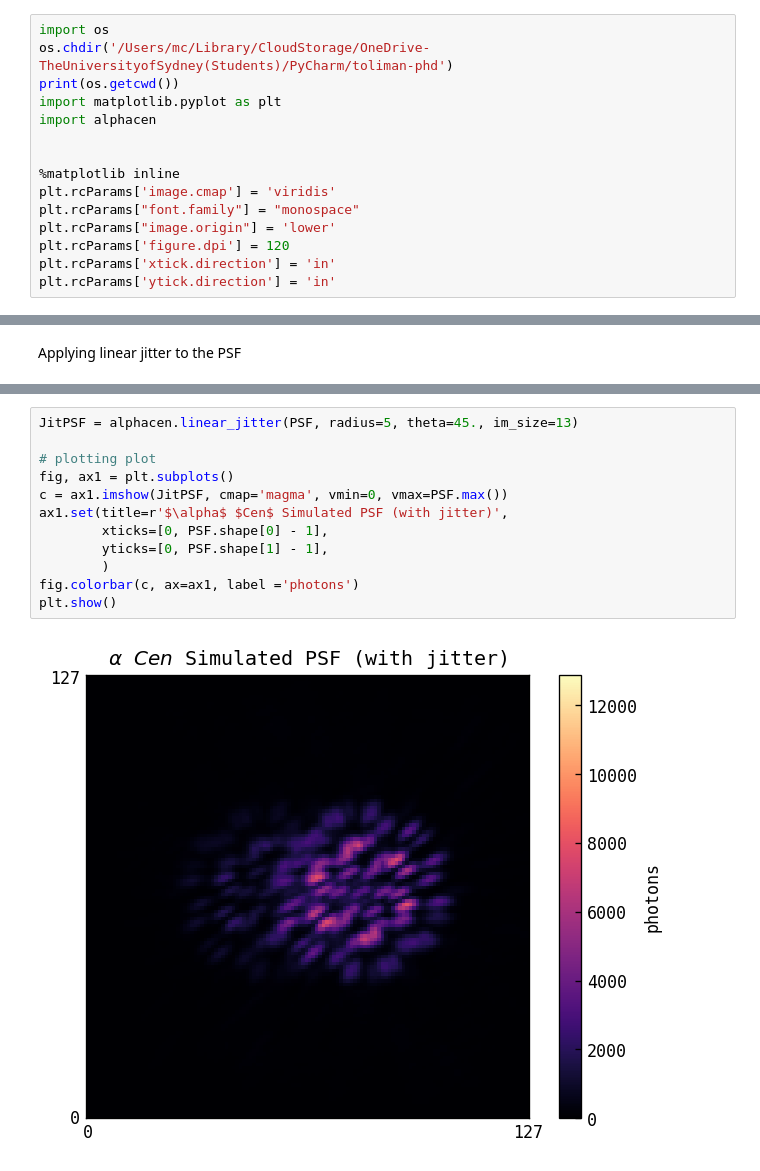
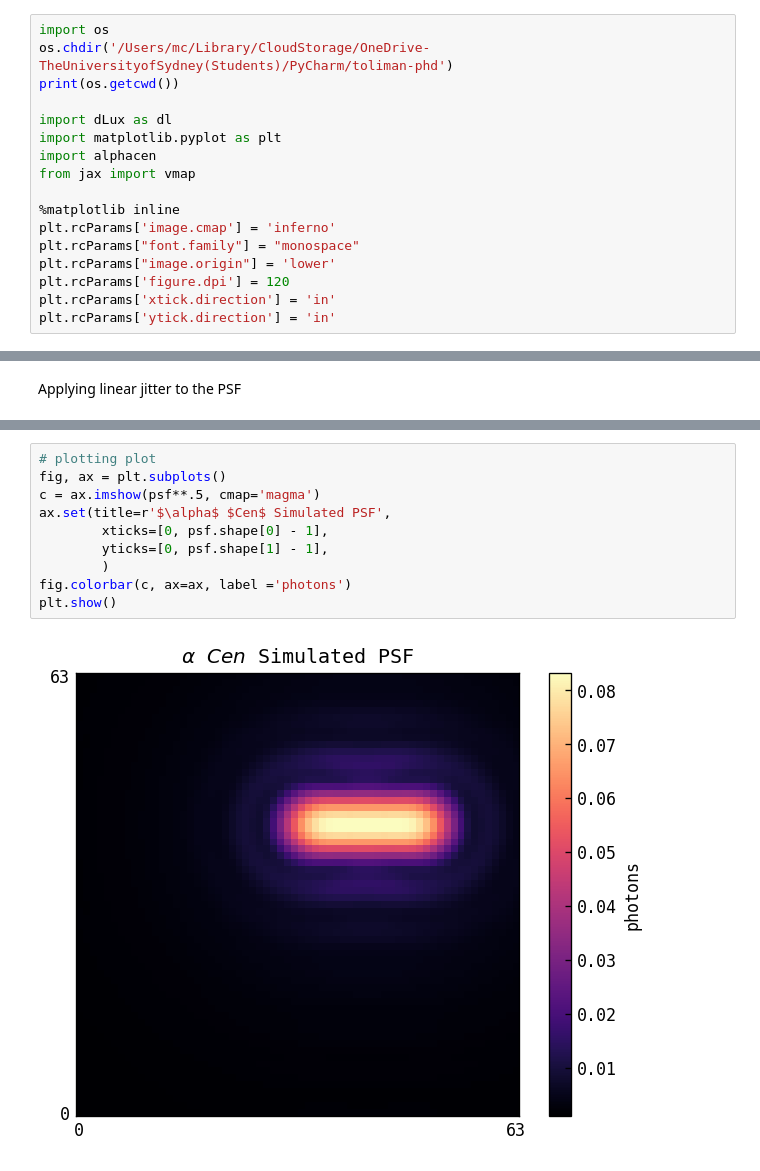
Before and after one commit to maxecharles/toliman-phd, a Jupyter notebook: main.ipynb, the cells around one changed output, grey strips where cells are left out. Drawn from its saved outputs; the diff is of its cells as text.

```diff
--- a/main.ipynb
+++ b/main.ipynb
@@ -2,12 +2,14 @@
 import os
 os.chdir('/Users/mc/Library/CloudStorage/OneDrive-TheUniversityofSydney(Students)/PyCharm/toliman-phd')
 print(os.getcwd())
+
+import dLux as dl
 import matplotlib.pyplot as plt
 import alphacen
-
+from jax import vmap
 
 %matplotlib inline
-plt.rcParams['image.cmap'] = 'viridis'
+plt.rcParams['image.cmap'] = 'inferno'
 plt.rcParams["font.family"] = "monospace"
 plt.rcParams["image.origin"] = 'lower'
 plt.rcParams['figure.dpi'] = 120
@@ -47,14 +86,12 @@ Applying linear jitter to the PSF
 # %%
-JitPSF = alphacen.linear_jitter(PSF, radius=5, theta=45., im_size=13)
-
 # plotting plot
-fig, ax1 = plt.subplots()
-c = ax1.imshow(JitPSF, cmap='magma', vmin=0, vmax=PSF.max())
-ax1.set(title=r'$\alpha$ $Cen$ Simulated PSF (with jitter)',
-        xticks=[0, PSF.shape[0] - 1],
-        yticks=[0, PSF.shape[1] - 1],
+fig, ax = plt.subplots()
+c = ax.imshow(psf**.5, cmap='magma')
+ax.set(title=r'$\alpha$ $Cen$ Simulated PSF',
+        xticks=[0, psf.shape[0] - 1],
+        yticks=[0, psf.shape[1] - 1],
         )
-fig.colorbar(c, ax=ax1, label ='photons')
+fig.colorbar(c, ax=ax, label ='photons')
 plt.show()
 # %% [output]
-[figure, old version]
+[figure, new version]
```
Also changed, not shown: parts of 3 cells of this notebook, 1 other file.
